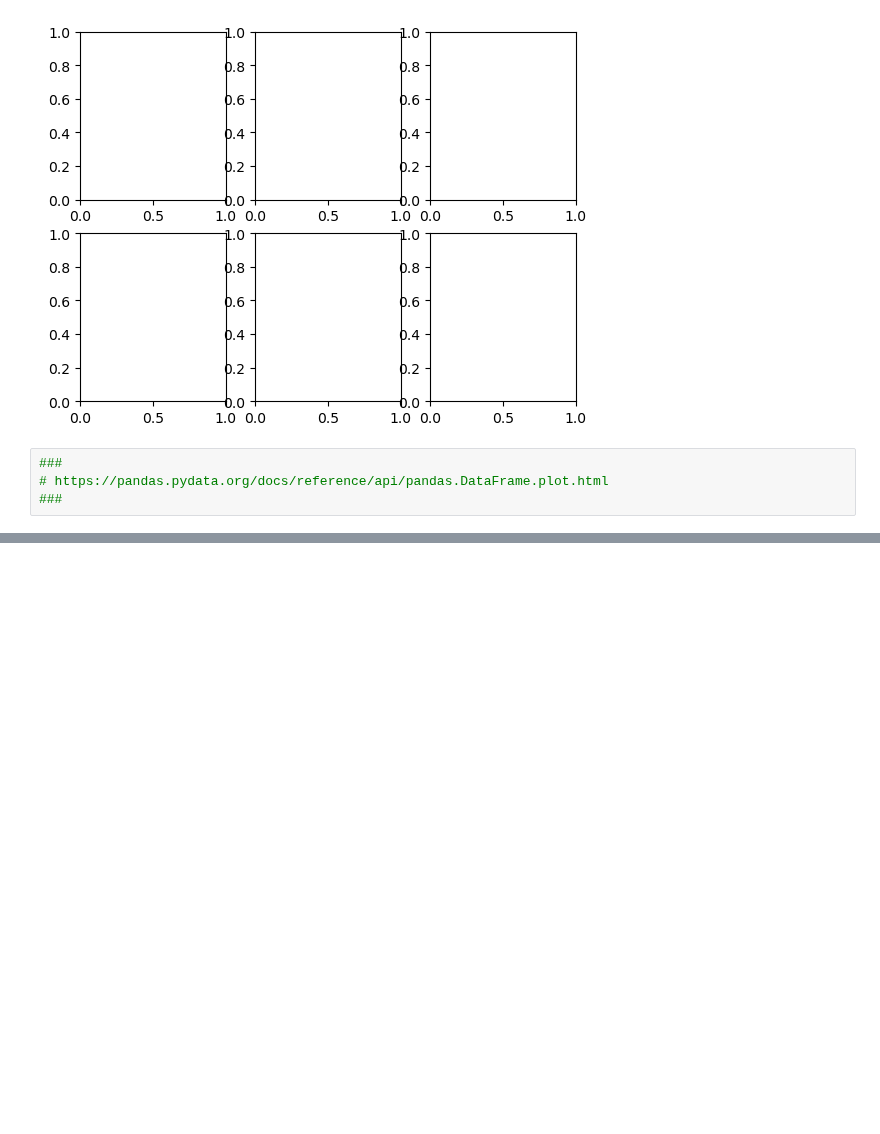
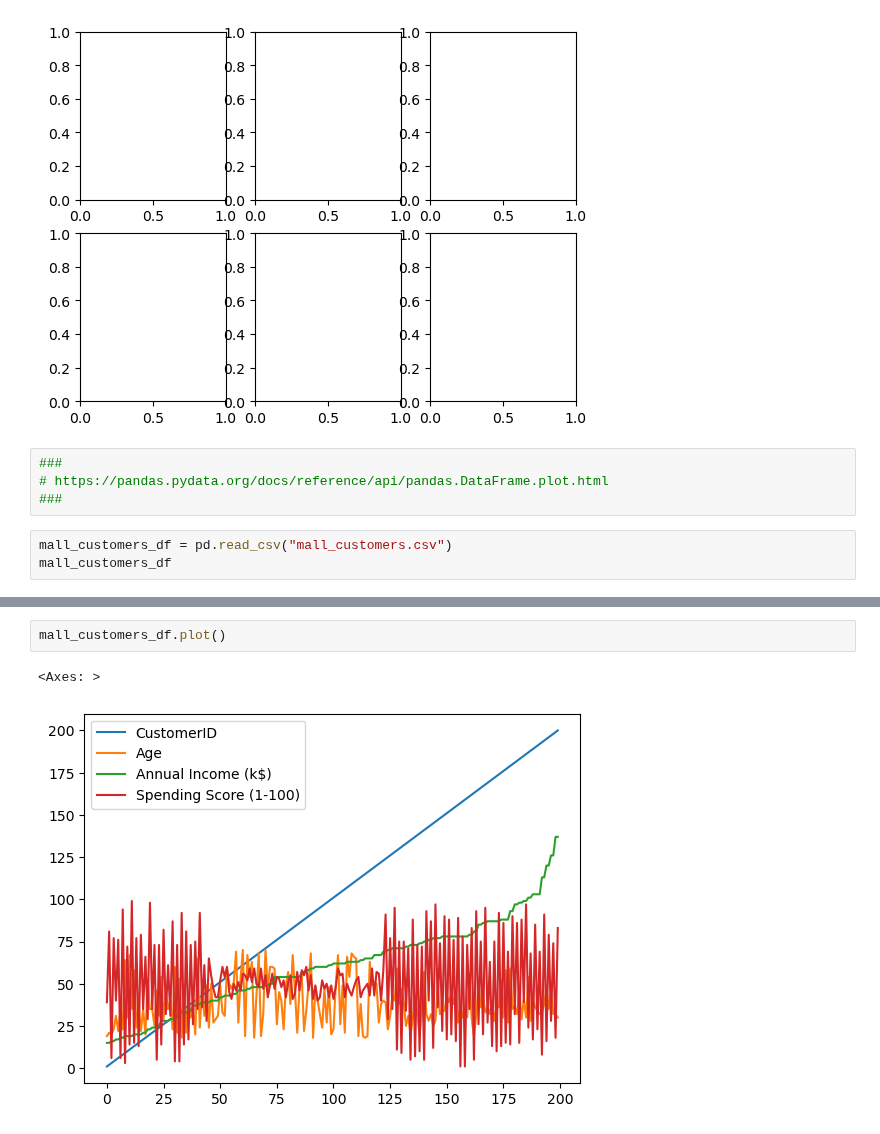
Before and after one commit to Damdjo/AlgebraPython2023, a Jupyter notebook: modul 5/JupyterNotebooks/predavanje_10_10/zad1.ipynb, the cells around one changed output, grey strips where cells are left out. Saved outputs shown, nothing was run; the diff lists cells and outputs as text; blank space fills up the shorter version.

```diff
--- a/modul 5/JupyterNotebooks/predavanje_10_10/zad1.ipynb
+++ b/modul 5/JupyterNotebooks/predavanje_10_10/zad1.ipynb
@@ -156,3 +156,6 @@ okvir, osi = plt.subplots(2,3)
 ###
 # https://pandas.pydata.org/docs/reference/api/pandas.DataFrame.plot.html
 ###
+# %%
+mall_customers_df = pd.read_csv("mall_customers.csv")
+mall_customers_df
@@ -158,0 +176,5 @@ okvir, osi = plt.subplots(2,3)
+# %%
+mall_customers_df.plot()
+# %% [output]
+<Axes: >
+[figure, added]
```
Also changed, not shown: parts of 3 cells of this notebook, 2 other files.
